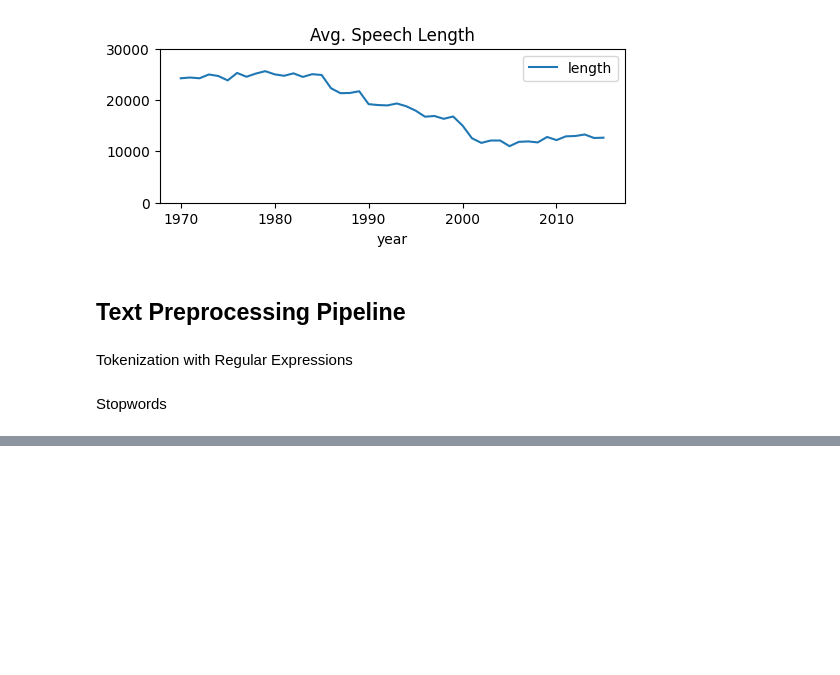
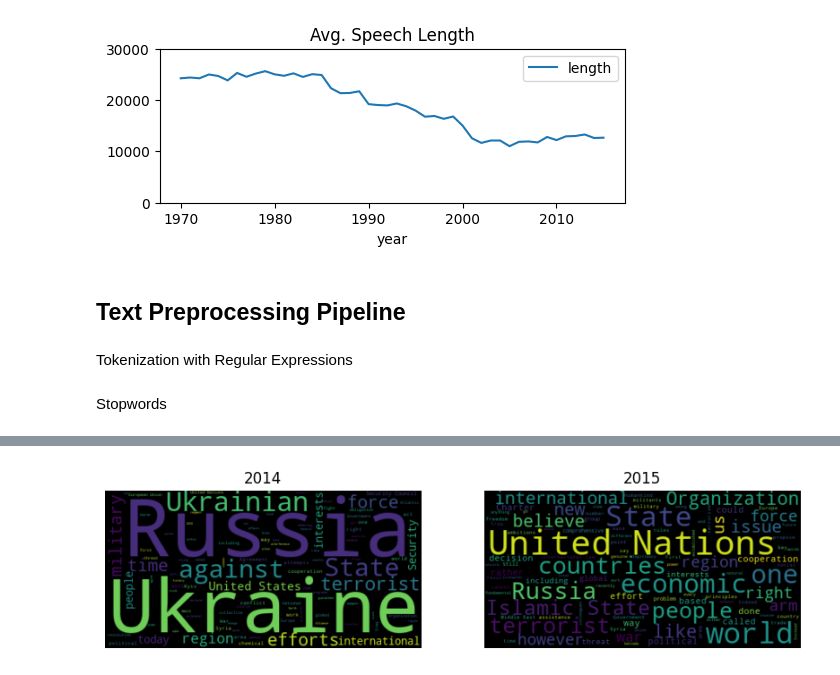
Before and after one commit to adrianacupp/un_general_debate, a Jupyter notebook: ungd.ipynb, the cells around one changed output, grey strips where cells are left out. Cells and saved outputs as stored; diff of their text form; code cells hidden in the pictures; blank space fills up the shorter version.

```diff
--- a/ungd.ipynb
+++ b/ungd.ipynb
@@ -132,3 +135,5 @@ def prepare(text, pipeline):
     for transform in pipeline:
         tokens = transform(tokens)
     return tokens
+# %%
+df['tokens'] = df['text'].apply(prepare, pipeline=pipeline)
@@ -134,0 +233,24 @@ def prepare(text, pipeline):
+# %%
+text = df.query("year==2014 and country=='RUS'")['text'].values[0]
+text2 = df.query("year==2015 and country=='RUS'")['text'].values[0]
+# %%
+# Create a figure with two subplots
+fig, axes = plt.subplots(1, 2, figsize=(10, 5))
+
+# Create WordCloud for the first subplot
+wc = WordCloud(max_words=100, stopwords=stopwords)
+wc.generate(text)
+axes[0].imshow(wc, interpolation='bilinear')
+axes[0].set_title('2014')  # Set a title if desired
+axes[0].axis("off")
+
+# Create WordCloud for the second subplot
+wc2 = WordCloud(max_words=100, stopwords=stopwords)
+wc2.generate(text2)
+axes[1].imshow(wc2, interpolation='bilinear')
+axes[1].set_title('2015')  # Set a title if desired
+axes[1].axis("off")
+
+plt.show()
+# %% [output]
+[figure, added]
```
Also changed, not shown: parts of 49 cells of this notebook.
